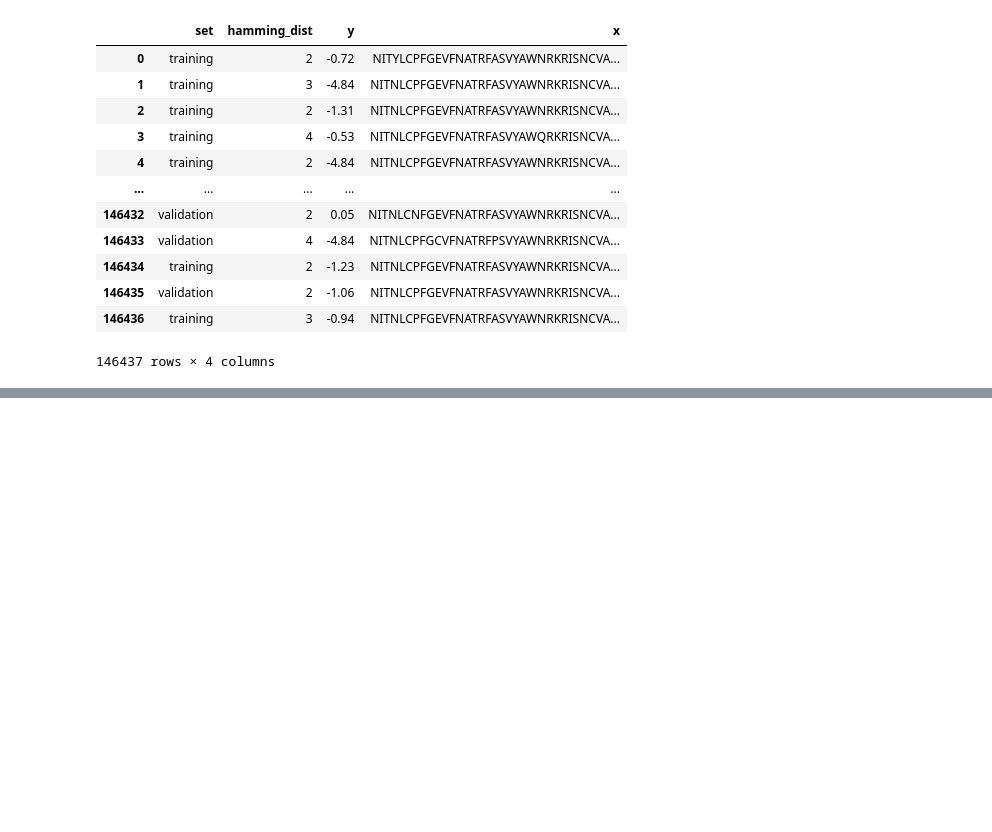
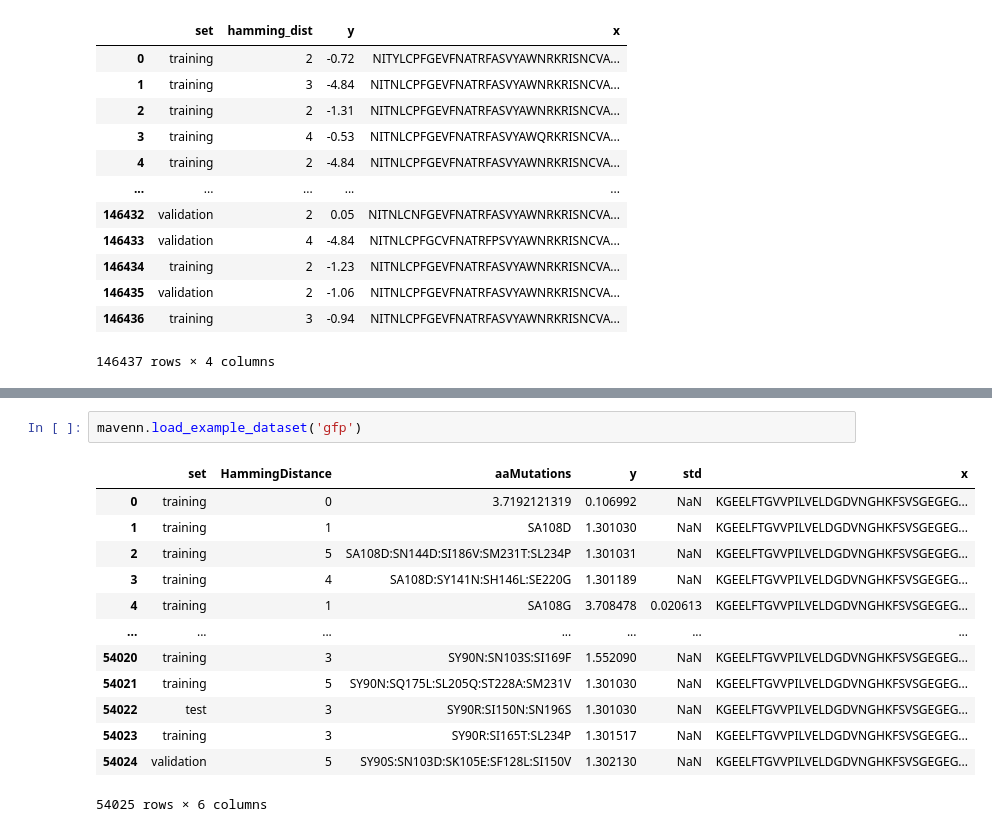
Before and after one commit to jbkinney/mavenn, a Jupyter notebook: docs/datasets.ipynb, the cells around one changed output, grey strips where cells are left out. Cells and saved outputs as stored; diff of their text form; blank space fills up the shorter version.

Commit message:
Adding built in gfp dataset, and train ge-additive model for gfp. datasets.ipynb is updated

```diff
--- a/docs/datasets.ipynb
+++ b/docs/datasets.ipynb
@@ -125,0 +140,16 @@ mavenn.load_example_dataset('ace2rbd')
+# %%
+mavenn.load_example_dataset('gfp')
+# %% [output]
+|  | set | HammingDistance | aaMutations | y | std | x |
+| 0 | training | 0 | 3.7192121319 | 0.106992 | NaN | KGEELFTGVVPILVELDGDVNGHKFSVSGEGEG... |
+| 1 | training | 1 | SA108D | 1.301030 | NaN | KGEELFTGVVPILVELDGDVNGHKFSVSGEGEG... |
+| 2 | training | 5 | SA108D:SN144D:SI186V:SM231T:SL234P | 1.301031 | NaN | KGEELFTGVVPILVELDGDVNGHKFSVSGEGEG... |
+| 3 | training | 4 | SA108D:SY141N:SH146L:SE220G | 1.301189 | NaN | KGEELFTGVVPILVELDGDVNGHKFSVSGEGEG... |
+| 4 | training | 1 | SA108G | 3.708478 | 0.020613 | KGEELFTGVVPILVELDGDVNGHKFSVSGEGEG... |
+| ... | ... | ... | ... | ... | ... | ... |
+| 54020 | training | 3 | SY90N:SN103S:SI169F | 1.552090 | NaN | KGEELFTGVVPILVELDGDVNGHKFSVSGEGEG... |
+| 54021 | training | 5 | SY90N:SQ175L:SL205Q:ST228A:SM231V | 1.301030 | NaN | KGEELFTGVVPILVELDGDVNGHKFSVSGEGEG... |
+| 54022 | test | 3 | SY90R:SI150N:SN196S | 1.301030 | NaN | KGEELFTGVVPILVELDGDVNGHKFSVSGEGEG... |
+| 54023 | training | 3 | SY90R:SI165T:SL234P | 1.301517 | NaN | KGEELFTGVVPILVELDGDVNGHKFSVSGEGEG... |
+| 54024 | validation | 5 | SY90S:SN103D:SK105E:SF128L:SI150V | 1.302130 | NaN | KGEELFTGVVPILVELDGDVNGHKFSVSGEGEG... |
+54025 rows × 6 columns
```
Also changed, not shown: parts of 6 cells of this notebook, 8 other files.
